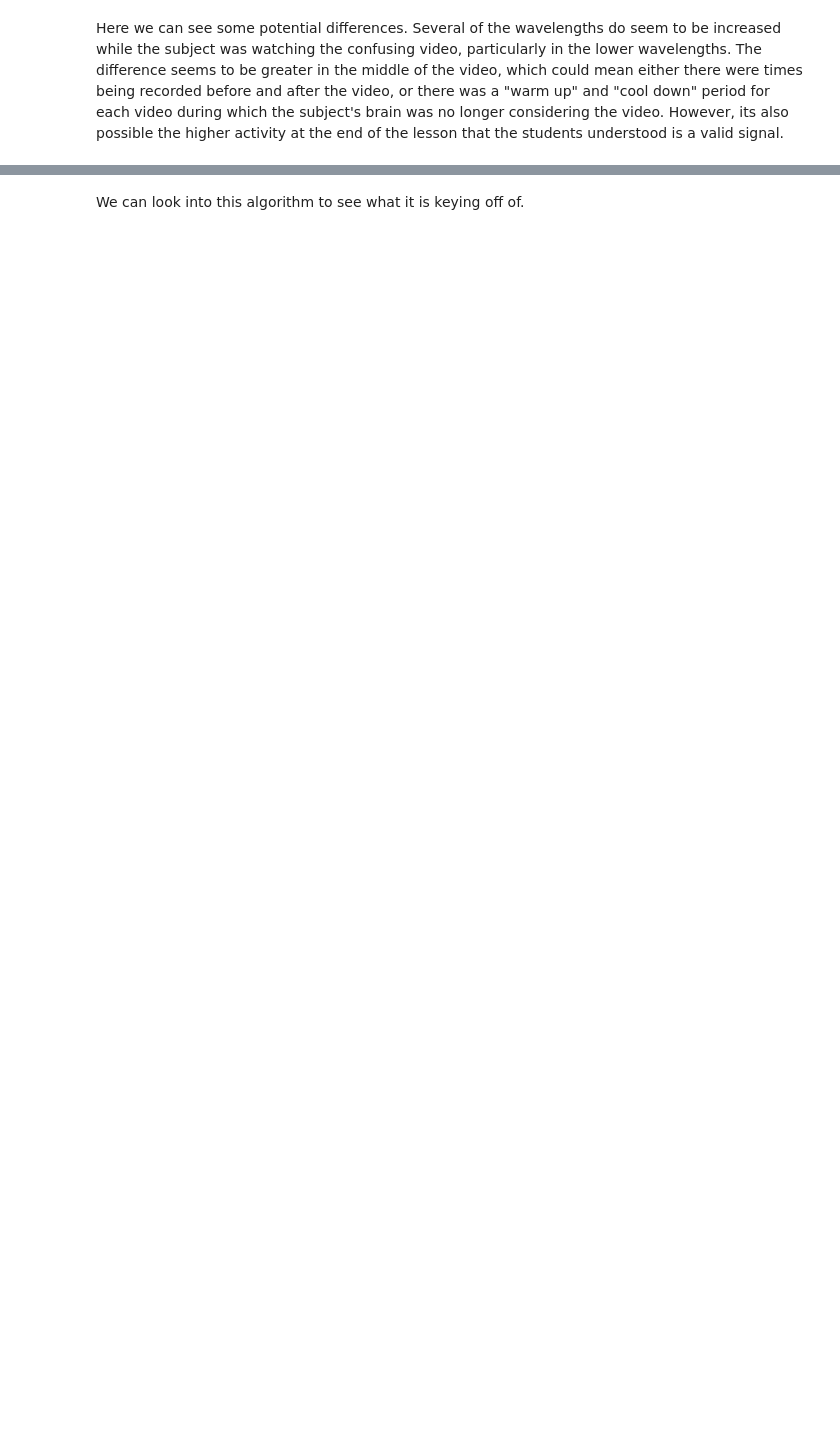
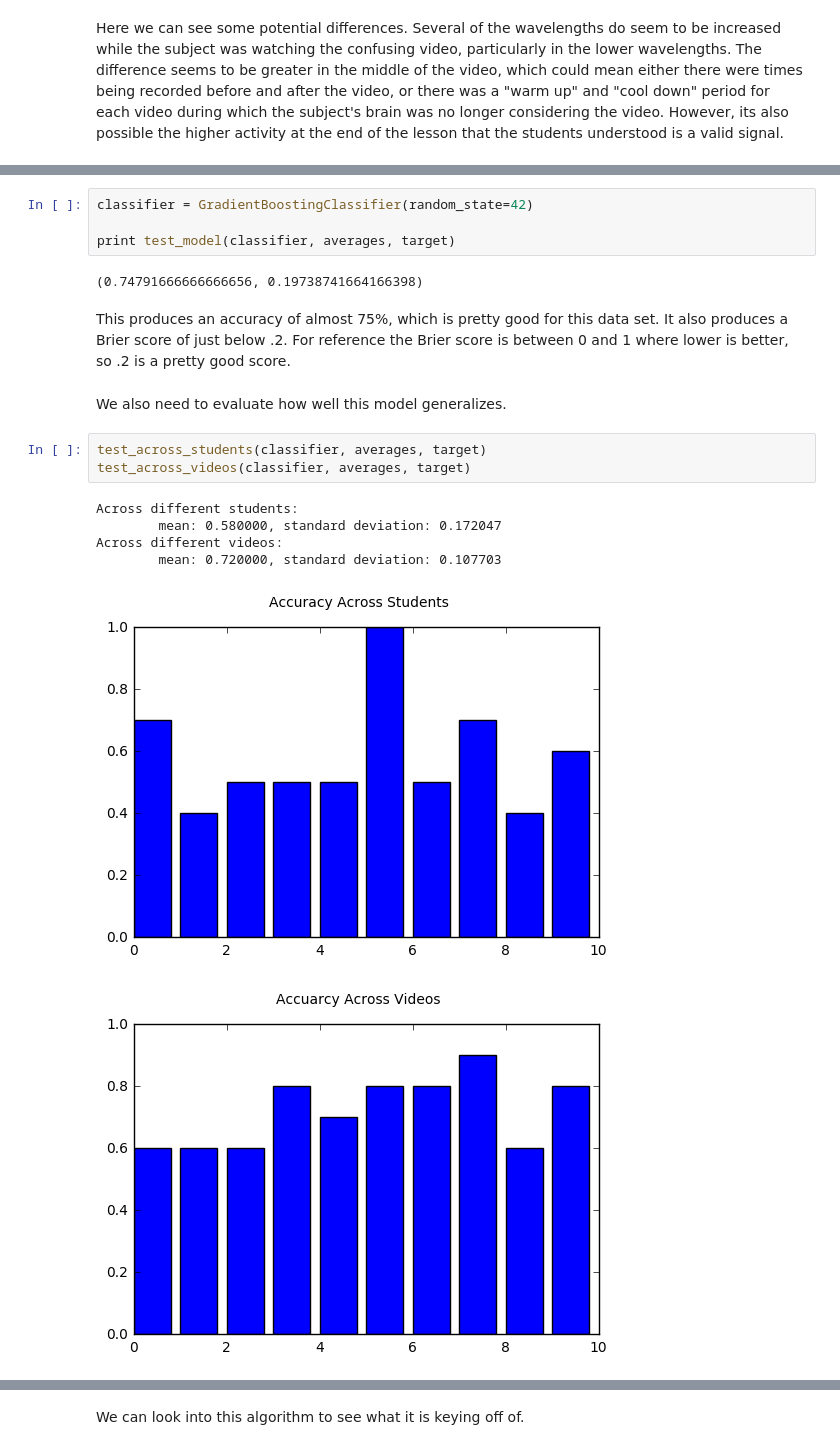
Before and after one commit to nwbvt/udacity-confusion, a Jupyter notebook: Confusion.ipynb, the cells around one changed output, grey strips where cells are left out. Drawn from its saved outputs; the diff is of its cells as text; blank space fills up the shorter version.

```diff
--- a/Confusion.ipynb
+++ b/Confusion.ipynb
@@ -142,0 +197,20 @@ The ensemble methods seem to be doing the best, with the AdaBoost algorithm gett
+# %%
+classifier = GradientBoostingClassifier(random_state=42)
+
+print test_model(classifier, averages, target)
+# %% [output]
+(0.74791666666666656, 0.19738741664166398)
+# %% [markdown]
+This produces an accuracy of almost 75%, which is pretty good for this data set.  It also produces a Brier score of just below .2.  For reference the Brier score is between 0 and 1 where lower is better, so .2 is a pretty good score.
+# %% [markdown]
+We also need to evaluate how well this model generalizes.
+# %%
+test_across_students(classifier, averages, target)
+test_across_videos(classifier, averages, target)
+# %% [output]
+Across different students:
+        mean: 0.580000, standard deviation: 0.172047
+Across different videos:
+        mean: 0.720000, standard deviation: 0.107703
+[figure, added]
+[figure, added]
```
Also changed, not shown: parts of 69 cells of this notebook.
